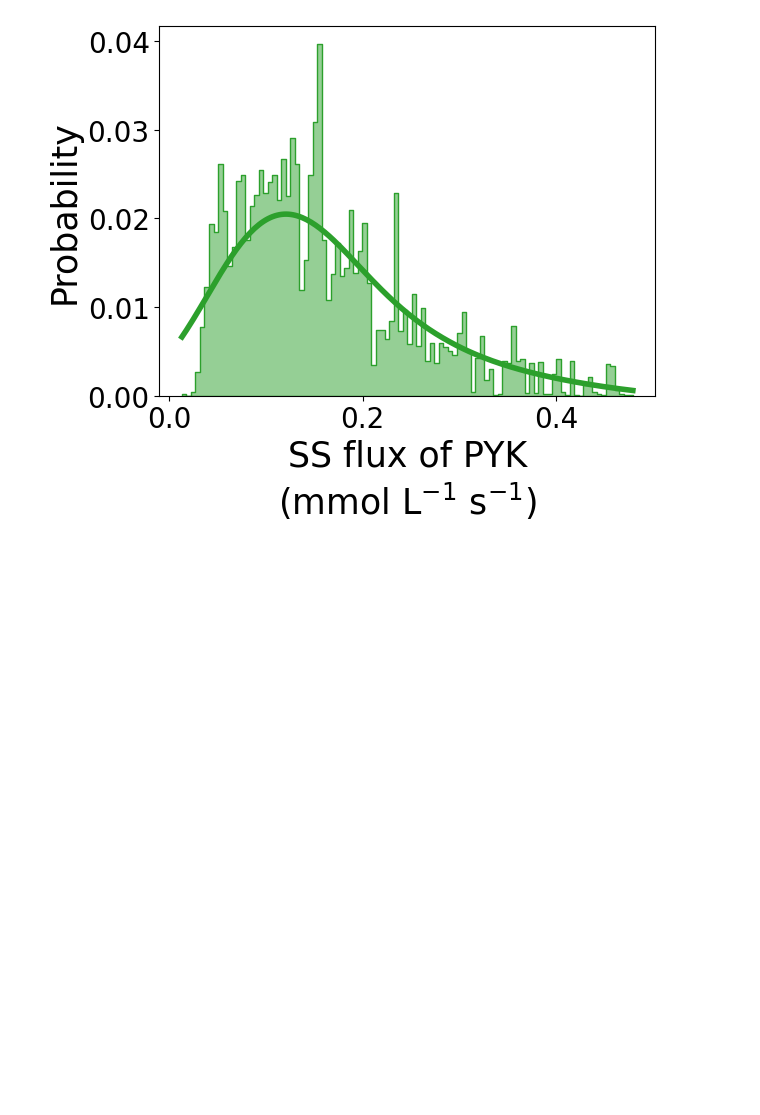
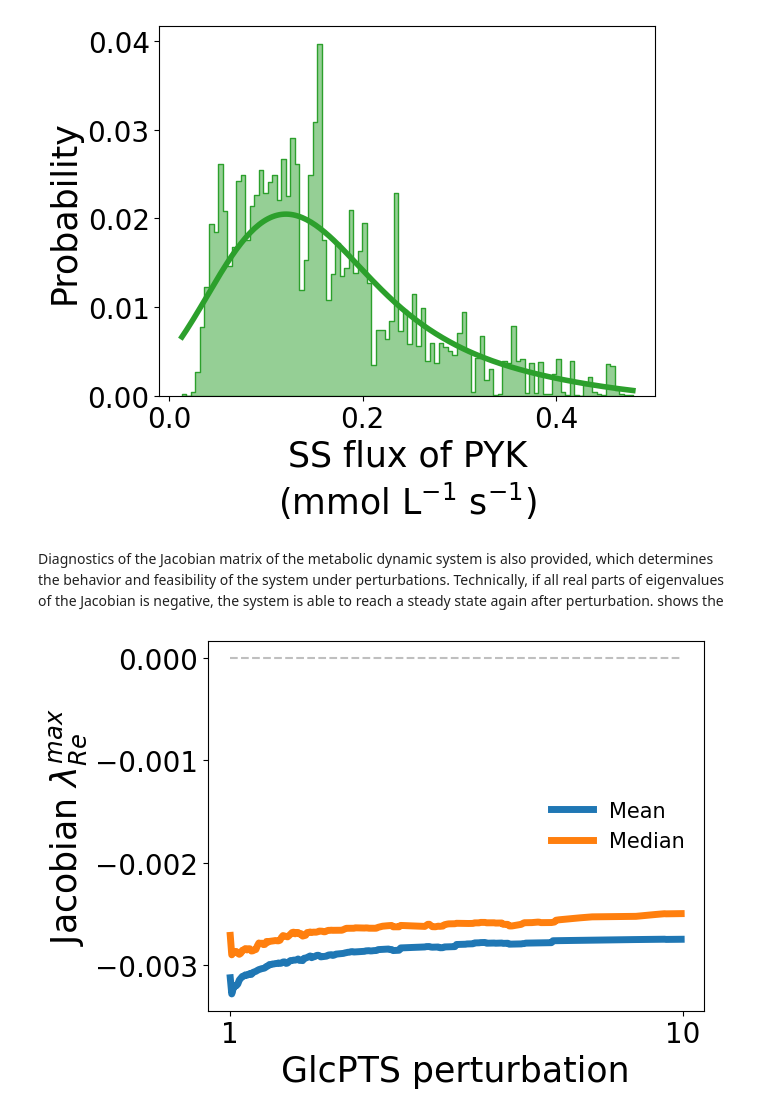
Before and after one commit to Chaowu88/robustnet, a Jupyter notebook: docs/source/evaluate_robustness.ipynb, the cells around one changed output. Drawn from its saved outputs; the diff is of its cells as text; code cells hidden in the pictures; blank space fills up the shorter version.

```diff
--- a/docs/source/evaluate_robustness.ipynb
+++ b/docs/source/evaluate_robustness.ipynb
@@ -203,3 +271,12 @@ rob_res.flux_distribution(
 )
 # %% [output]
 [figure]
+# %% [markdown]
+Diagnostics of the Jacobian matrix of the metabolic dynamic system is also provided, which determines the behavior and feasibility of the system under perturbations. Technically, if all real parts of eigenvalues of the Jacobian is negative, the system is able to reach a steady state again after perturbation. shows the
+# %%
+rob_res.eigreal_sensitivity(
+    out_dir=None,
+    show_fig=True
+)
+# %% [output]
+[figure, added]
```
Also changed, not shown: parts of 2 cells of this notebook.
